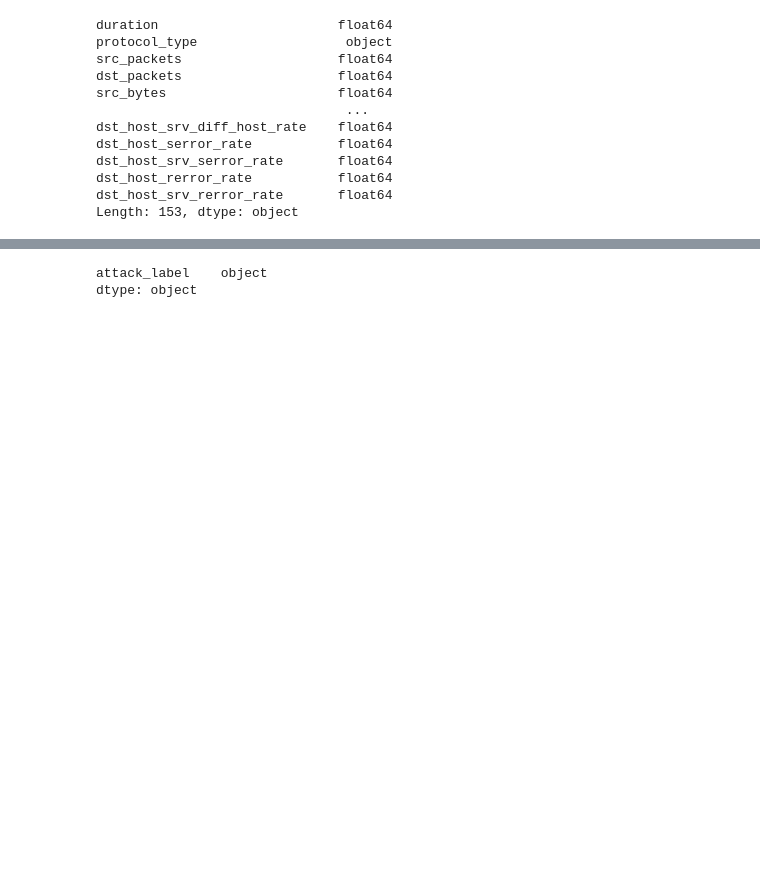
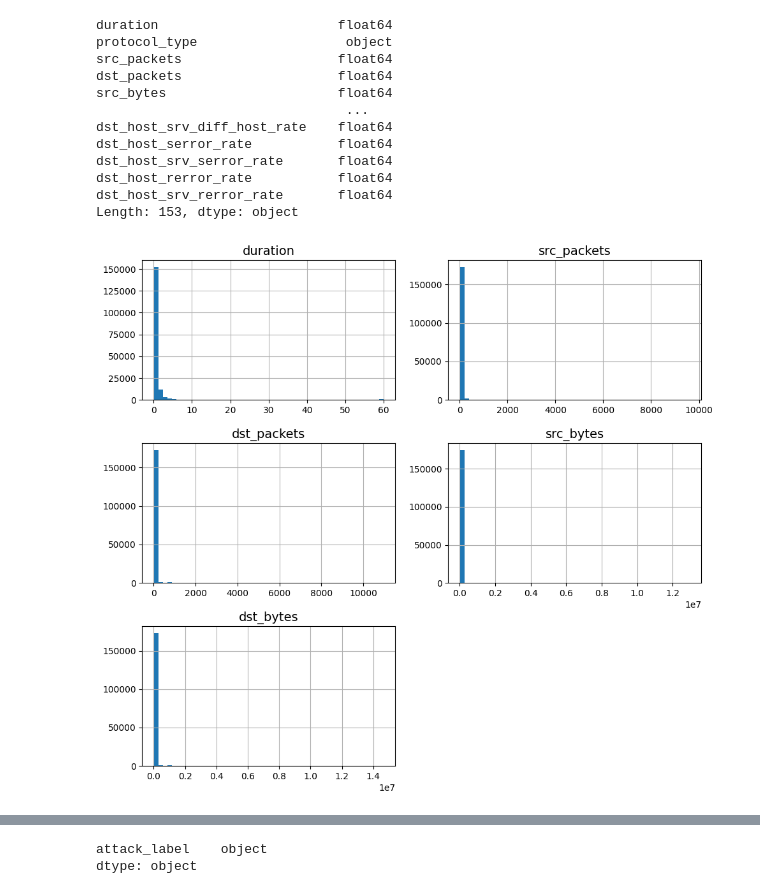
Before and after one commit to jim-X-AI/ResponseX, a Jupyter notebook: Intrusion detection system.ipynb, the cells around one changed output, grey strips where cells are left out. Drawn from its saved outputs; the diff is of its cells as text; code cells hidden in the pictures; blank space fills up the shorter version.

Commit message:
Building Response Mechanism

```diff
--- a/Intrusion detection system.ipynb
+++ b/Intrusion detection system.ipynb
@@ -17,7 +16,7 @@ import pandas as pd
 
 
 unswnb = pd.read_csv(
-    r"C:\Users\pc\Documents\GitHub\ResponseX\data\unswnb15\UNSW_NB15.csv"
+    r"C:\Users\hp\RAIN Hackathon(ResponseX)\data\unswnb15\UNSW_NB15.csv"
 )
 
 
@@ -39,10 +38,10 @@ unswnb.drop("id", inplace=True, axis=1)
 # %%
 import os
 
-file = pathlib.Path(r"data\cdic\cdic all dataset.csv")
+file = pathlib.Path(r"C:\Users\hp\RAIN Hackathon(ResponseX)/data/cdic/cdic all dataset.csv")
 
 if not file.is_file():
-    file_path = r'C:\Users\pc\Documents\GitHub\ResponseX\data\cdic'
+    file_path = r'C:\Users\hp\RAIN Hackathon(ResponseX)/data/cdic'
     cdic_all = pd.DataFrame()
     for file in os.listdir(file_path):
         day_df = pd.read_csv(rf'{file_path}/{file}')
@@ -52,7 +51,7 @@ if not file.is_file():
         # cdic_all.to_csv(r'data\cdic\cdic all dataset.csv', index=False)
 
 cdic_all = pd.read_csv(
-    r"C:\Users\pc\Documents\GitHub\ResponseX\data\cdic\cdic all dataset.csv"
+    r"C:\Users\hp\RAIN Hackathon(ResponseX)/data/cdic/cdic all dataset.csv"
 )
 
 cdic_all.head()
@@ -93,7 +92,7 @@ len(cdic_all)
 # %% [output]
 2829385
 # %%
-kdd = pd.read_csv(r"C:\Users\pc\Documents\GitHub\ResponseX\data\kdd\kddcup.csv")
+kdd = pd.read_csv(r"C:\Users\hp\RAIN Hackathon(ResponseX)/data/kdd/kddcup.csv")
 
 print("No of rows:", len(kdd))
 
@@ -470,23 +471,25 @@ def save_fig(fig_id, tight_layout=True, fig_extension="png", resolution=300):
         plt.tight_layout()
         plt.savefig(path, format=fig_extension, dpi=resolution)
 # %%
-# %matplotlib inline
+%matplotlib inline
 
-# import matplotlib.pyplot as plt
+import matplotlib.pyplot as plt
 
-# general_common.hist(figsize=(10, 9), bins=50)
+general_common.hist(figsize=(10, 9), bins=50)
 
-# plt.rc('font', size=14)
+plt.rc('font', size=14)
 
-# plt.rc('axes', labelsize=14, titlesize=14)
+plt.rc('axes', labelsize=14, titlesize=14)
 
-# plt.rc('legend', fontsize=14)
+plt.rc('legend', fontsize=14)
 
-# plt.rc('xtick', labelsize=10)
+plt.rc('xtick', labelsize=10)
 
-# plt.rc('ytick',  labelsize=10)
+plt.rc('ytick',  labelsize=10)
 
-# save_fig('Common Features in the dataset')
+save_fig('Common Features in the dataset')
 
-# plt.show()
+plt.show()
+# %% [output]
+[figure, added]
 # %%
```
Also changed, not shown: parts of 19 cells of this notebook, 4 other files.
